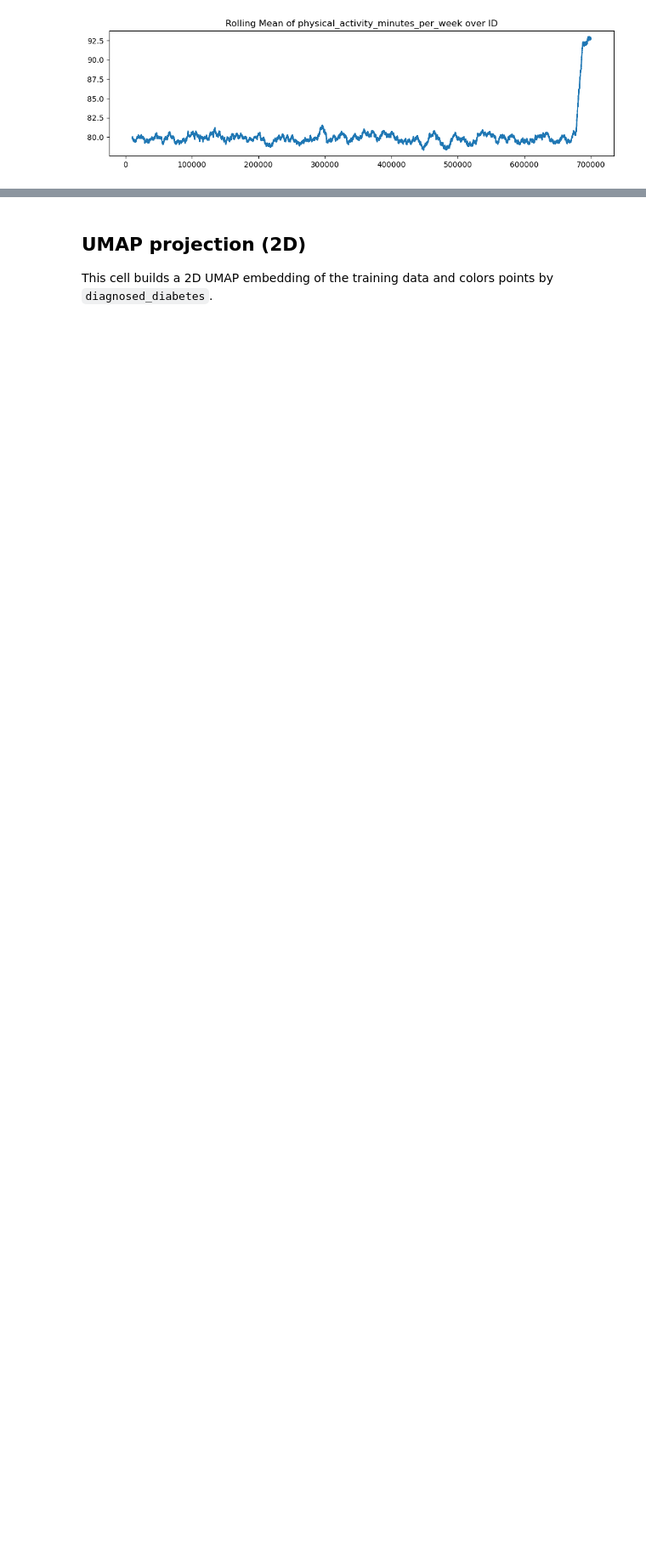
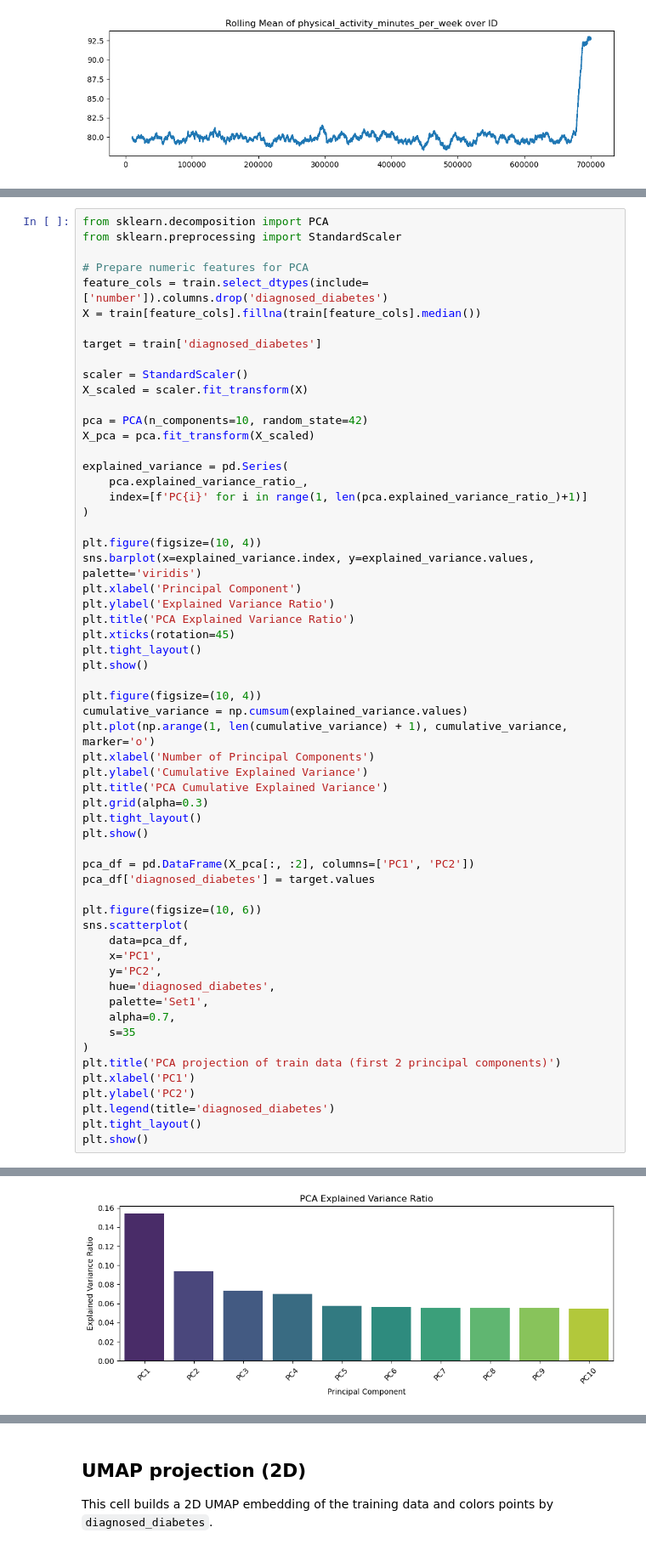
Before and after one commit to Sunghak222/Diabetes-Prediction-Challenge, a Jupyter notebook: eda.ipynb, the cells around one changed output, grey strips where cells are left out. Shown at 85% size. Saved outputs shown, nothing was run; the diff lists cells and outputs as text; blank space fills up the shorter version.

```diff
--- a/eda.ipynb
+++ b/eda.ipynb
@@ -567,0 +821,60 @@ for col in features_to_check:
+# %%
+from sklearn.decomposition import PCA
+from sklearn.preprocessing import StandardScaler
+
+# Prepare numeric features for PCA
+feature_cols = train.select_dtypes(include=['number']).columns.drop('diagnosed_diabetes')
+X = train[feature_cols].fillna(train[feature_cols].median())
+
+target = train['diagnosed_diabetes']
+
+scaler = StandardScaler()
+X_scaled = scaler.fit_transform(X)
+
+pca = PCA(n_components=10, random_state=42)
+X_pca = pca.fit_transform(X_scaled)
+
+explained_variance = pd.Series(
+    pca.explained_variance_ratio_,
+    index=[f'PC{i}' for i in range(1, len(pca.explained_variance_ratio_)+1)]
+)
+
+plt.figure(figsize=(10, 4))
+sns.barplot(x=explained_variance.index, y=explained_variance.values, palette='viridis')
+plt.xlabel('Principal Component')
+plt.ylabel('Explained Variance Ratio')
+plt.title('PCA Explained Variance Ratio')
+plt.xticks(rotation=45)
+plt.tight_layout()
+plt.show()
+
+plt.figure(figsize=(10, 4))
+cumulative_variance = np.cumsum(explained_variance.values)
+plt.plot(np.arange(1, len(cumulative_variance) + 1), cumulative_variance, marker='o')
+plt.xlabel('Number of Principal Components')
+plt.ylabel('Cumulative Explained Variance')
+plt.title('PCA Cumulative Explained Variance')
+plt.grid(alpha=0.3)
+plt.tight_layout()
+plt.show()
+
+pca_df = pd.DataFrame(X_pca[:, :2], columns=['PC1', 'PC2'])
+pca_df['diagnosed_diabetes'] = target.values
+
+plt.figure(figsize=(10, 6))
+sns.scatterplot(
+    data=pca_df,
+    x='PC1',
+    y='PC2',
+    hue='diagnosed_diabetes',
+    palette='Set1',
+    alpha=0.7,
+    s=35
+)
+plt.title('PCA projection of train data (first 2 principal components)')
+plt.xlabel('PC1')
+plt.ylabel('PC2')
+plt.legend(title='diagnosed_diabetes')
+plt.tight_layout()
+plt.show()
+# %% [output]
@@ -567,0 +884 @@ for col in features_to_check:
+[figure, added]
```
Also changed, not shown: parts of 18 cells of this notebook, 10 other files.
